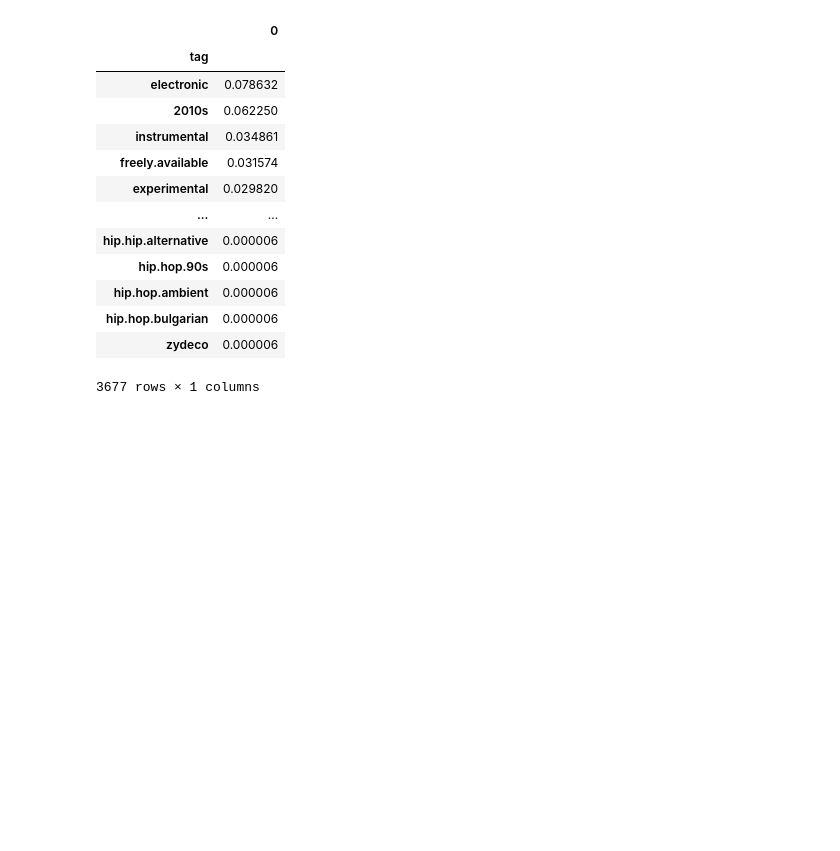
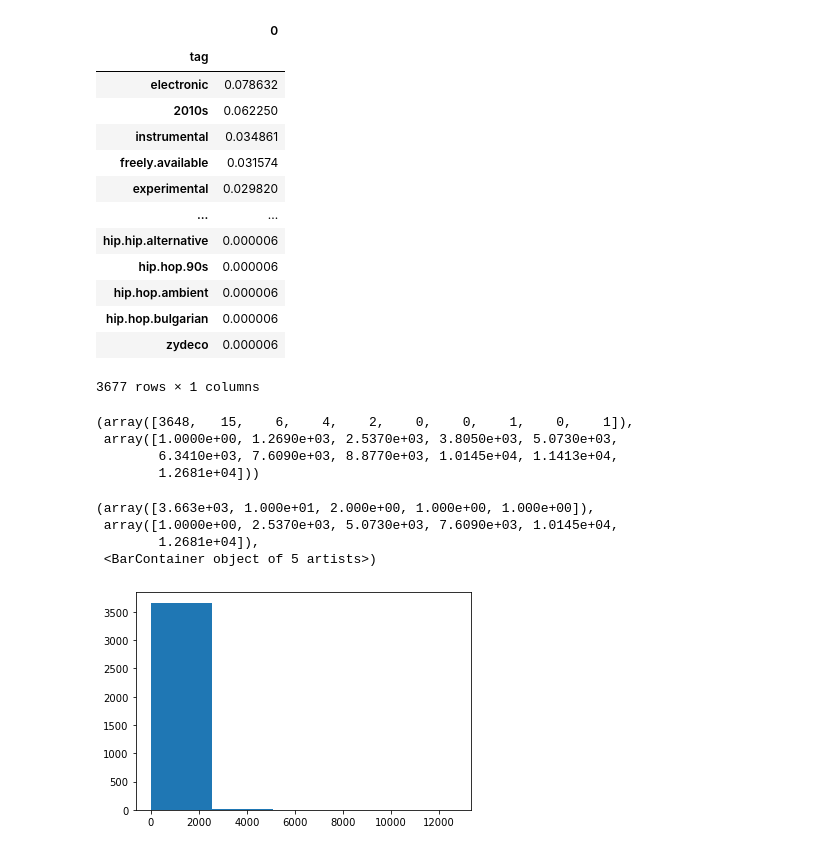
Before and after one commit to infoshareacademy/jdszr4-wdevs, a Jupyter notebook: python1/analiza_tagow.ipynb, the cells around one changed output. Drawn from its saved outputs; the diff is of its cells as text; code cells hidden in the pictures; blank space fills up the shorter version.

```diff
--- a/python1/analiza_tagow.ipynb
+++ b/python1/analiza_tagow.ipynb
@@ -177,3 +178,18 @@ tags_perc
 | hip.hop.bulgarian | 0.000006 |
 | zydeco | 0.000006 |
 3677 rows × 1 columns
+# %%
+np.histogram(tags)
+# %% [output]
+(array([3648,   15,    6,    4,    2,    0,    0,    1,    0,    1]),
+ array([1.0000e+00, 1.2690e+03, 2.5370e+03, 3.8050e+03, 5.0730e+03,
+        6.3410e+03, 7.6090e+03, 8.8770e+03, 1.0145e+04, 1.1413e+04,
+        1.2681e+04]))
+# %%
+plt.hist(tags, bins=5)
+# %% [output]
+(array([3.663e+03, 1.000e+01, 2.000e+00, 1.000e+00, 1.000e+00]),
+ array([1.0000e+00, 2.5370e+03, 5.0730e+03, 7.6090e+03, 1.0145e+04,
+        1.2681e+04]),
+ <BarContainer object of 5 artists>)
+[figure, added]
```
Also changed, not shown: parts of 11 cells of this notebook.
